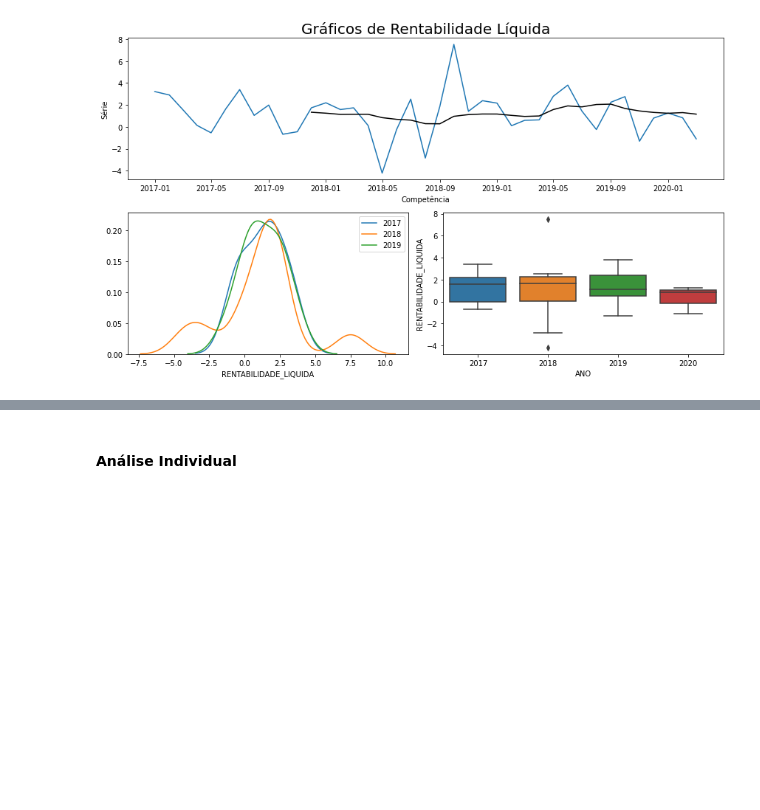
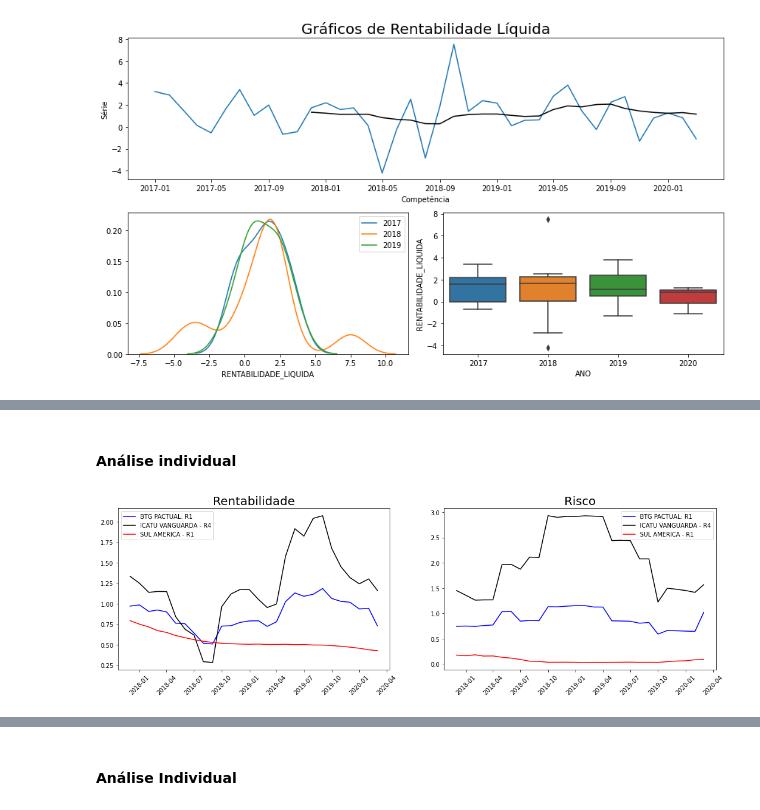
Before and after one commit to fabiorfc/Financas, a Jupyter notebook: Fundos_de_Investimentos.ipynb, the cells around one changed output, grey strips where cells are left out. Drawn from its saved outputs; the diff is of its cells as text; code cells hidden in the pictures; blank space fills up the shorter version.

```diff
--- a/Fundos_de_Investimentos.ipynb
+++ b/Fundos_de_Investimentos.ipynb
@@ -195,0 +249,25 @@ ___
+# %% [markdown]
+#### Análise individual
+# %%
+fig, axs = plt.subplots(1,2, figsize = (18,5))
+
+axs[0].set_title('Rentabilidade', fontsize = 20)
+axs[0].plot(btg_pactual["MEDIA_MOVEL_RENTABILIDADE_LIQUIDA"], color = "blue")
+axs[0].plot(icatu_vanguarda["MEDIA_MOVEL_RENTABILIDADE_LIQUIDA"], color = "black")
+axs[0].plot(sul_america["MEDIA_MOVEL_RENTABILIDADE_LIQUIDA"], color = "red")
+axs[0].legend(['BTG PACTUAL: R1','ICATU VANGUARDA - R4', 'SUL AMERICA - R1'])
+#plt.xticks(rotation=45)
+
+axs[1].set_title('Risco', fontsize = 20)
+axs[1].plot(btg_pactual["STD_MOVEL_RENTABILIDADE_LIQUIDA"], color = "blue")
+axs[1].plot(icatu_vanguarda["STD_MOVEL_RENTABILIDADE_LIQUIDA"], color = "black")
+axs[1].plot(sul_america["STD_MOVEL_RENTABILIDADE_LIQUIDA"], color = "red")
+axs[1].legend(['BTG PACTUAL: R1','ICATU VANGUARDA - R4', 'SUL AMERICA - R1'])
+
+for ax in fig.axes:
+    plt.sca(ax)
+    plt.xticks(rotation=45)
+
+plt.show()
+# %% [output]
+[figure, added]
```
Also changed, not shown: parts of 23 cells of this notebook.
